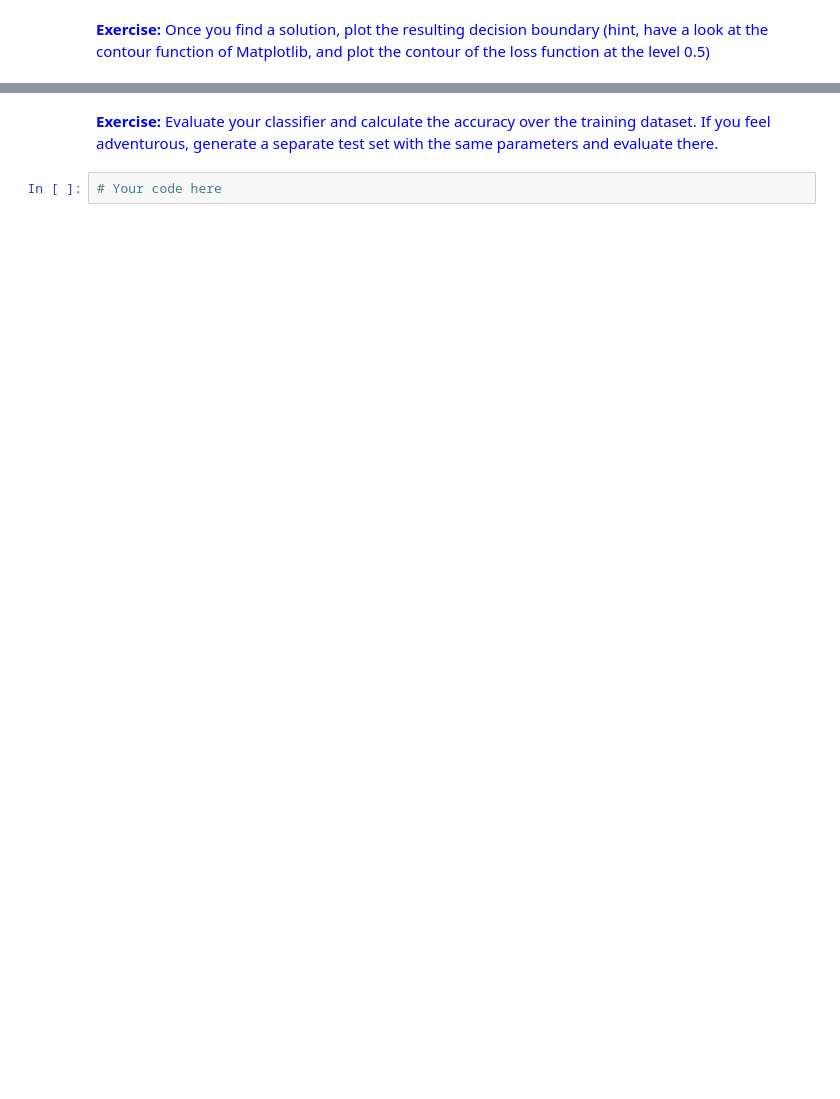
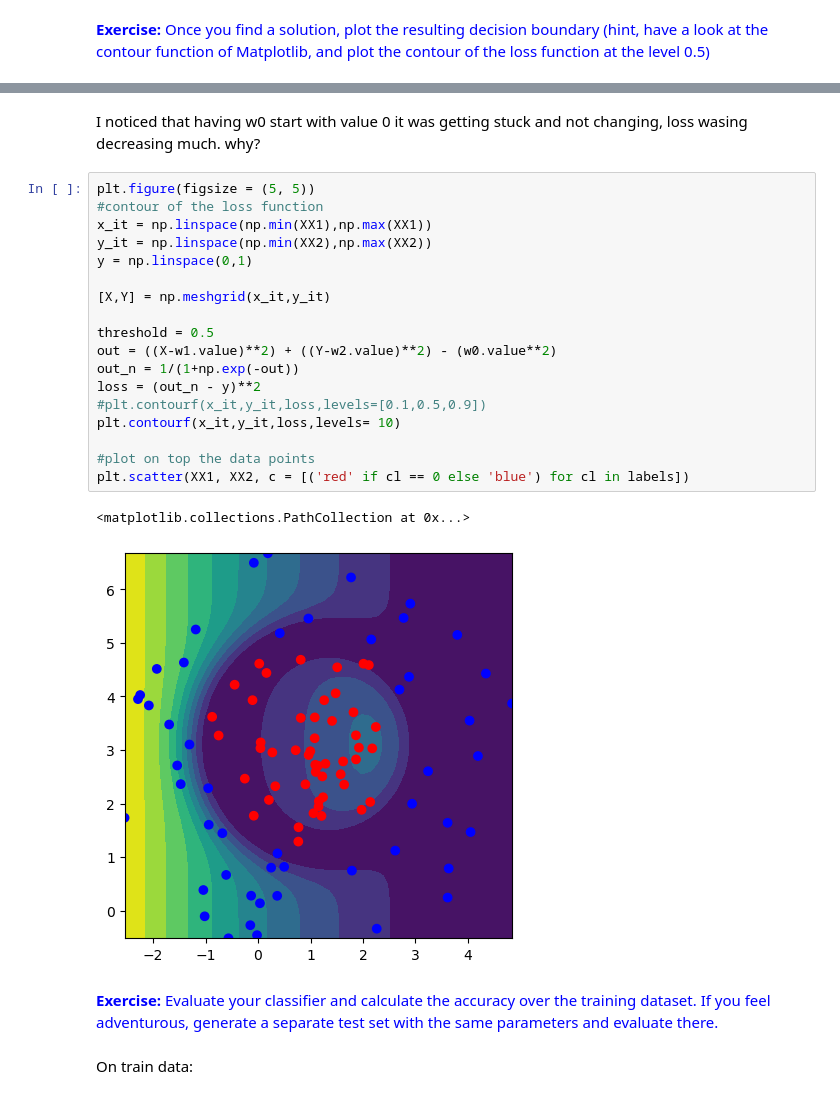
Before and after one commit to Haradai/DL2022-23, a Jupyter notebook: Problems 2 - Using Autograd and PyTorch/P2_1_UsingAutoGrad.ipynb, the cells around one changed output, grey strips where cells are left out. Saved outputs shown, nothing was run; the diff lists cells and outputs as text; blank space fills up the shorter version.

```diff
--- a/Problems 2 - Using Autograd and PyTorch/P2_1_UsingAutoGrad.ipynb
+++ b/Problems 2 - Using Autograd and PyTorch/P2_1_UsingAutoGrad.ipynb
@@ -333,4 +472,27 @@ Since we have our own AutoGrad framework, instead of handcrafting features we wi
+# %% [markdown]
+I noticed that having w0 start with value 0 it was getting stuck and not changing, loss wasing decreasing much. why?
+# %%
+plt.figure(figsize = (5, 5))
+#contour of the loss function
+x_it = np.linspace(np.min(XX1),np.max(XX1))
+y_it = np.linspace(np.min(XX2),np.max(XX2))
+y = np.linspace(0,1)
+
+[X,Y] = np.meshgrid(x_it,y_it)
+
+threshold = 0.5
+out = ((X-w1.value)**2) + ((Y-w2.value)**2) - (w0.value**2)
+out_n = 1/(1+np.exp(-out))
+loss = (out_n - y)**2
+#plt.contourf(x_it,y_it,loss,levels=[0.1,0.5,0.9])
+plt.contourf(x_it,y_it,loss,levels= 10)
+
+#plot on top the data points
+plt.scatter(XX1, XX2, c = [('red' if cl == 0 else 'blue') for cl in labels])
+# %% [output]
+<matplotlib.collections.PathCollection at 0x...>
+[figure, added]
 # %% [markdown]
 <font color=blue>**Exercise:** Evaluate your classifier and calculate the accuracy over the training dataset. If you feel adventurous, generate a separate test set with the same parameters and evaluate there.</font>
-# %%
-# Your code here
+# %% [markdown]
+On train data:
```
Also changed, not shown: parts of 27 cells of this notebook, 39 other files.
